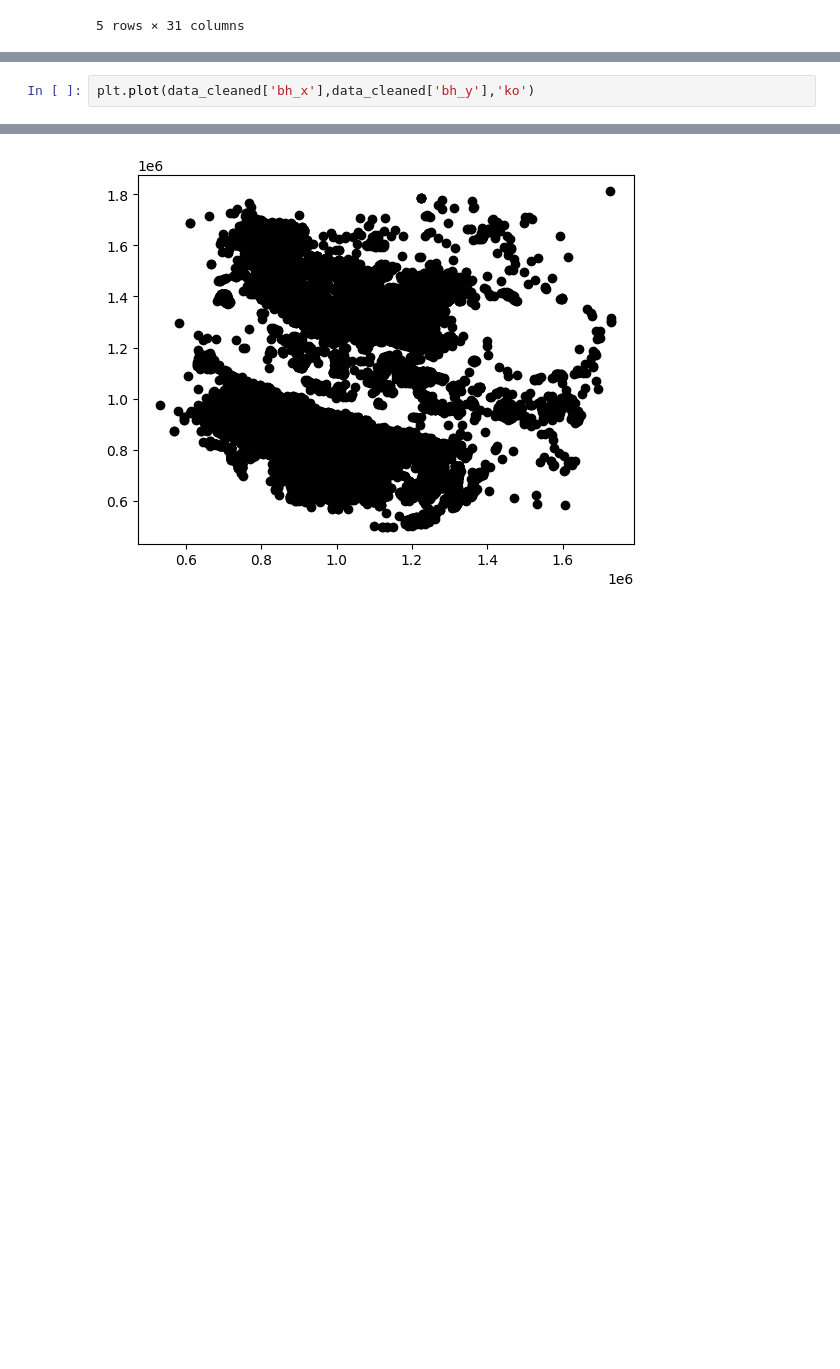
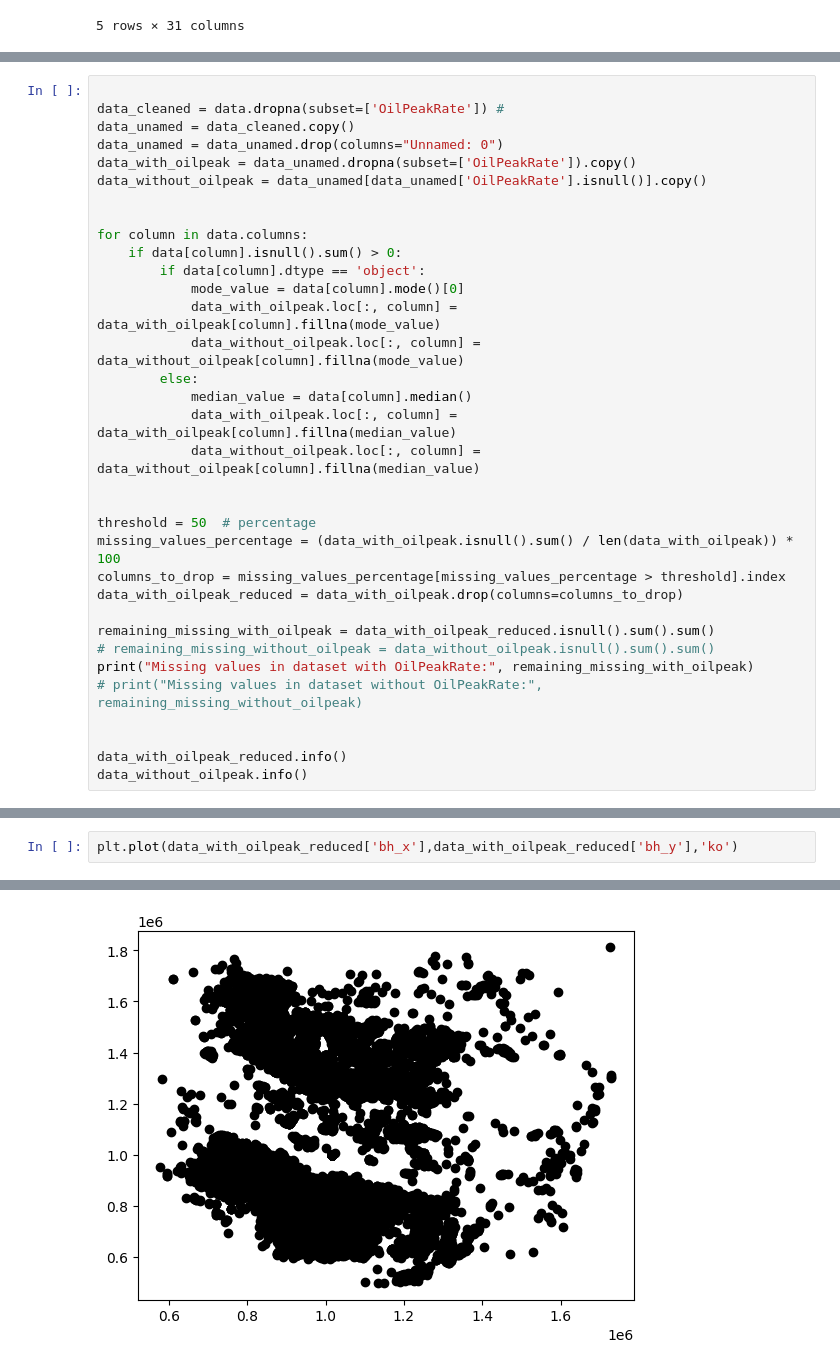
Before and after one commit to nandoj28/RiceDatathon, a Jupyter notebook: main.ipynb, the cells around one changed output, grey strips where cells are left out. Cells and saved outputs as stored; diff of their text form; blank space fills up the shorter version.

```diff
--- a/main.ipynb
+++ b/main.ipynb
@@ -71,0 +26,34 @@ memory usage: 5.4+ MB
+# %%
+
+data_cleaned = data.dropna(subset=['OilPeakRate']) #
+data_unamed = data_cleaned.copy()
+data_unamed = data_unamed.drop(columns="Unnamed: 0")
+data_with_oilpeak = data_unamed.dropna(subset=['OilPeakRate']).copy()
+data_without_oilpeak = data_unamed[data_unamed['OilPeakRate'].isnull()].copy()
+
+
+for column in data.columns:
+    if data[column].isnull().sum() > 0:
+        if data[column].dtype == 'object':
+            mode_value = data[column].mode()[0]
+            data_with_oilpeak.loc[:, column] = data_with_oilpeak[column].fillna(mode_value)
+            data_without_oilpeak.loc[:, column] = data_without_oilpeak[column].fillna(mode_value)
+        else:
+            median_value = data[column].median()
+            data_with_oilpeak.loc[:, column] = data_with_oilpeak[column].fillna(median_value)
+            data_without_oilpeak.loc[:, column] = data_without_oilpeak[column].fillna(median_value)
+
+
+threshold = 50  # percentage
+missing_values_percentage = (data_with_oilpeak.isnull().sum() / len(data_with_oilpeak)) * 100
+columns_to_drop = missing_values_percentage[missing_values_percentage > threshold].index
+data_with_oilpeak_reduced = data_with_oilpeak.drop(columns=columns_to_drop)
+
+remaining_missing_with_oilpeak = data_with_oilpeak_reduced.isnull().sum().sum()
+# remaining_missing_without_oilpeak = data_without_oilpeak.isnull().sum().sum()
+print("Missing values in dataset with OilPeakRate:", remaining_missing_with_oilpeak)
+# print("Missing values in dataset without OilPeakRate:", remaining_missing_without_oilpeak)
+
+
+data_with_oilpeak_reduced.info()
+data_without_oilpeak.info()
@@ -114,5 +117,5 @@ plt.plot(data_cleaned['surface_x'],data_cleaned['surface_y'],'ko')
 # %%
-plt.plot(data_cleaned['bh_x'],data_cleaned['bh_y'],'ko')
+plt.plot(data_with_oilpeak_reduced['bh_x'],data_with_oilpeak_reduced['bh_y'],'ko')
 # %% [output]
 [<matplotlib.lines.Line2D at 0x...>]
-[figure, old version]
+[figure, new version]
```
Also changed, not shown: parts of 10 cells of this notebook.
